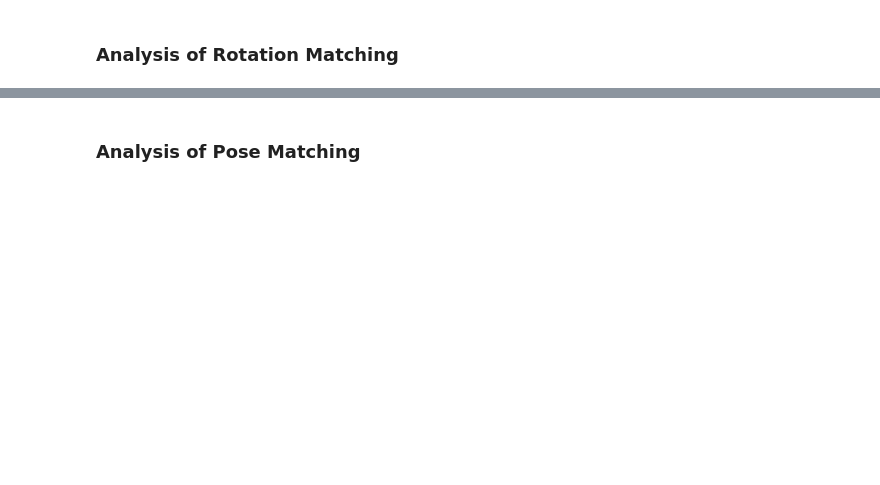
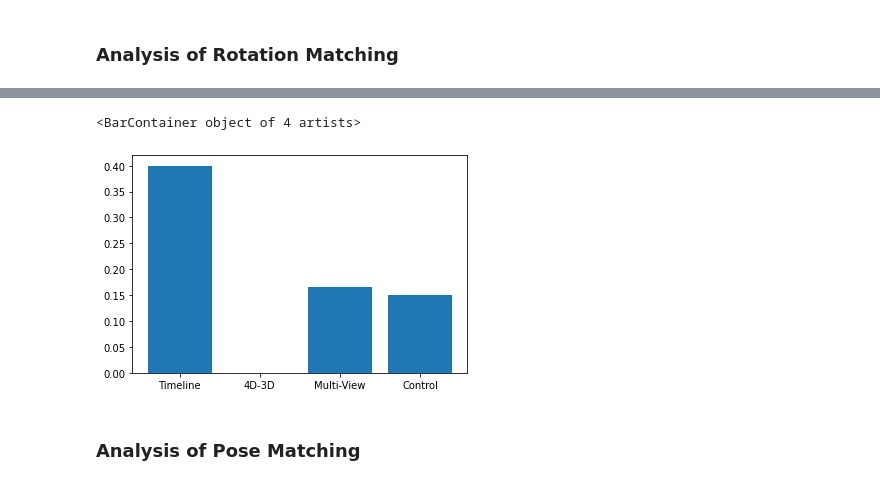
Before and after one commit to JoeSubbi/3D-Renderer-for-4D-Objects, a Jupyter notebook: Data Analysis/SingleFileAnalysis.ipynb, the cells around one changed output, grey strips where cells are left out. Cells and saved outputs as stored; diff of their text form; code cells hidden in the pictures; blank space fills up the shorter version.

```diff
--- a/Data Analysis/SingleFileAnalysis.ipynb
+++ b/Data Analysis/SingleFileAnalysis.ipynb
@@ -239,2 +418,11 @@ print(use_of_rotation_per_rep(data))
+# %%
+# Graphing
+d = ROTATE_average_jaccard_per_rep(data)
+x = d.keys()
+y = d.values()
+plt.bar(x, y)
+# %% [output]
+<BarContainer object of 4 artists>
+[figure, added]
 # %% [markdown]
 ### Analysis of Pose Matching
```
Also changed, not shown: parts of 11 cells of this notebook, 7 other files.
